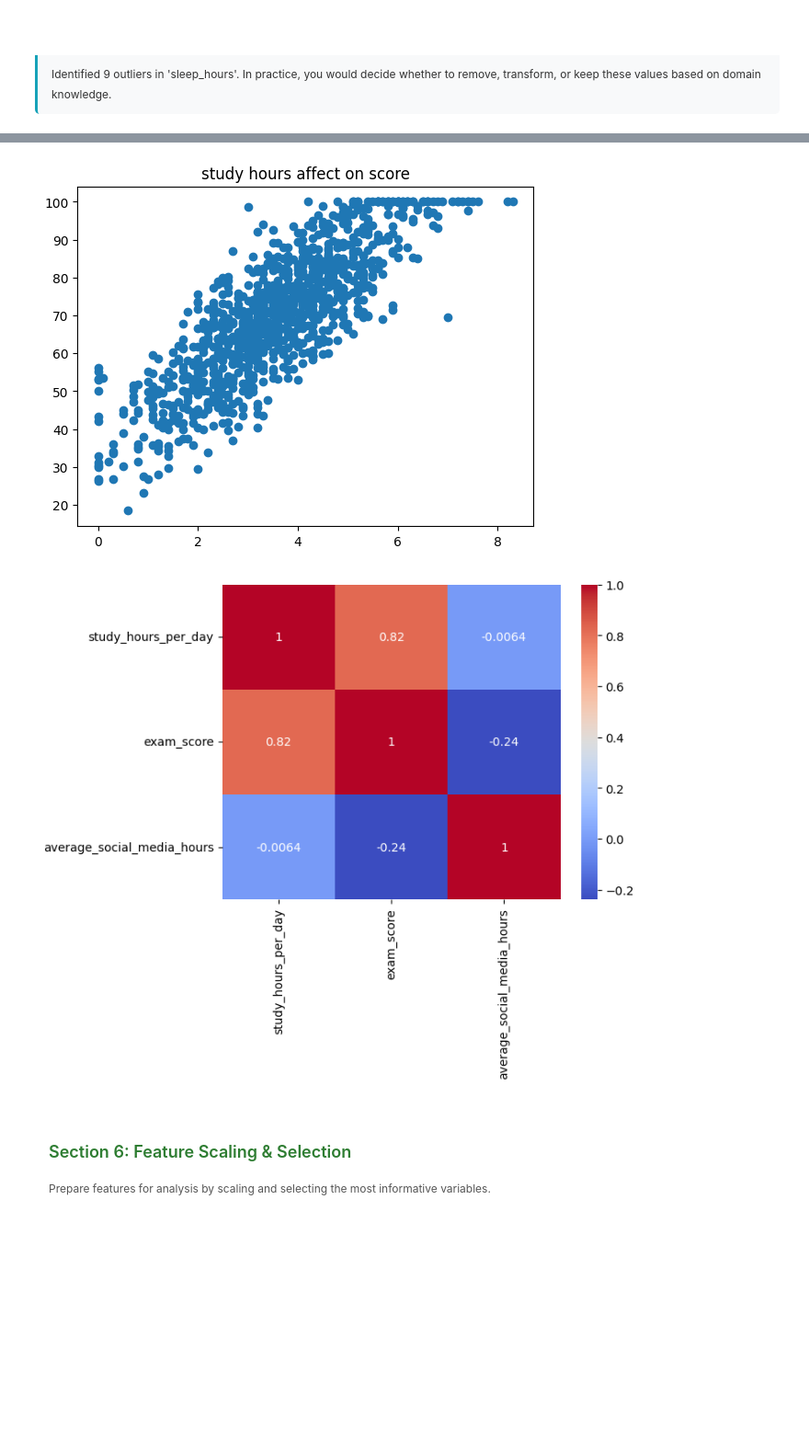
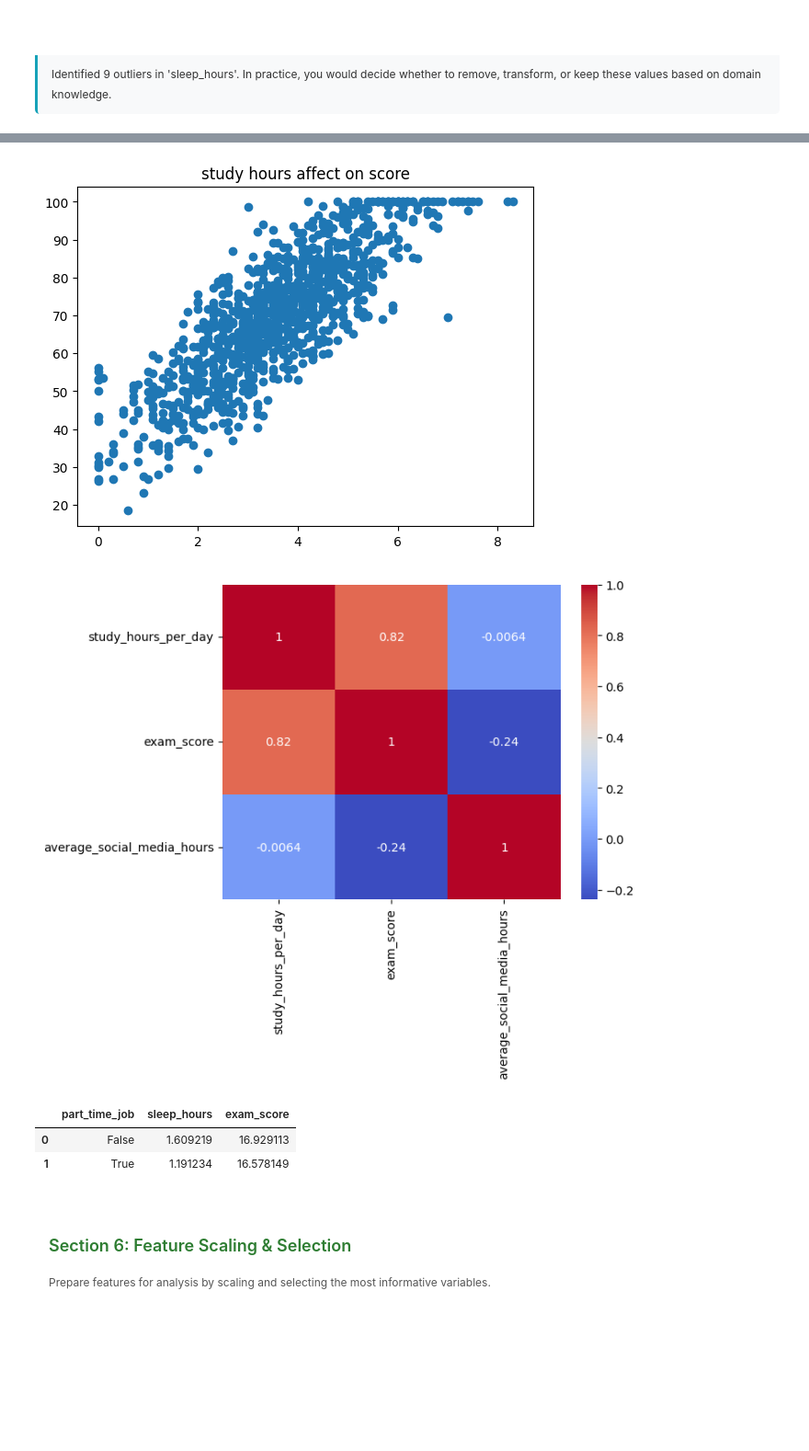
Before and after one commit to Nikhil-Kudupudi/StoryTellingWithData, a Jupyter notebook: Lab 01_DataProcessing.ipynb, the cells around one changed output, grey strips where cells are left out. Shown: that part at 92% size. Cells and saved outputs as stored; diff of their text form; code cells hidden in the pictures; blank space fills up the shorter version.

```diff
--- a/Lab 01_DataProcessing.ipynb
+++ b/Lab 01_DataProcessing.ipynb
@@ -824,33 +826,38 @@ health_quality=pd.pivot_table(
 health_quality.plot(kind='bar', figsize=(10, 7))
 plt.title("Sleep and diet quality on average mental health")
 plt.xlabel("sleep category")
 plt.ylabel("average rating")
 plt.show()
 
 # 2. how is study hours related to the score perfomance?if yes, is social media one of the reason that affect most?
 df["average_social_media_hours"]=(df["social_media_hours"]+df["netflix_hours"])/2
 plt.title("study hours affect on score")
 plt.scatter(df["study_hours_per_day"],df["exam_score"])
 plt.show()
 # explore social media affect on this
 df_corr=df[["study_hours_per_day","exam_score","average_social_media_hours"]].corr()
 sns.heatmap(df_corr,cmap="coolwarm",annot=True)
 plt.show()
 # 3. Part time job impact on sleep hours, and how does it change student score and attendance perncentage?
+parTime_sleep_df=df.groupby("part_time_job")[["sleep_hours","exam_score"]].std().reset_index("part_time_job")
+parTime_sleep_df
 # %% [output]
 A value is trying to be set on a copy of a slice from a DataFrame.
 Try using .loc[row_indexer,col_indexer] = value instead
 
 See the caveats in the documentation: https://pandas.pydata.org/pandas-docs/stable/user_guide/indexing.html#returning-a-view-versus-a-copy
   df["sleep_category"]=df["sleep_hours"].apply(lambda x: sleep_hour_range(x))
 [figure]
 A value is trying to be set on a copy of a slice from a DataFrame.
 Try using .loc[row_indexer,col_indexer] = value instead
 
 See the caveats in the documentation: https://pandas.pydata.org/pandas-docs/stable/user_guide/indexing.html#returning-a-view-versus-a-copy
   df["average_social_media_hours"]=(df["social_media_hours"]+df["netflix_hours"])/2
 [figure]
 [figure]
+|  | part_time_job | sleep_hours | exam_score |
+| 0 | False | 1.609219 | 16.929113 |
+| 1 | True | 1.191234 | 16.578149 |
 # %% [markdown]
 <div style="background: linear-gradient(90deg, #e8f5e9 0%, #c8e6c9 100%); padding: 15px; border-radius: 5px; margin: 20px 0;">
     <h2 style="color: #2e7d32; font-size: 18px; margin: 0;">Section 6: Feature Scaling & Selection</h2>
```
Also changed, not shown: parts of 2 cells of this notebook.
